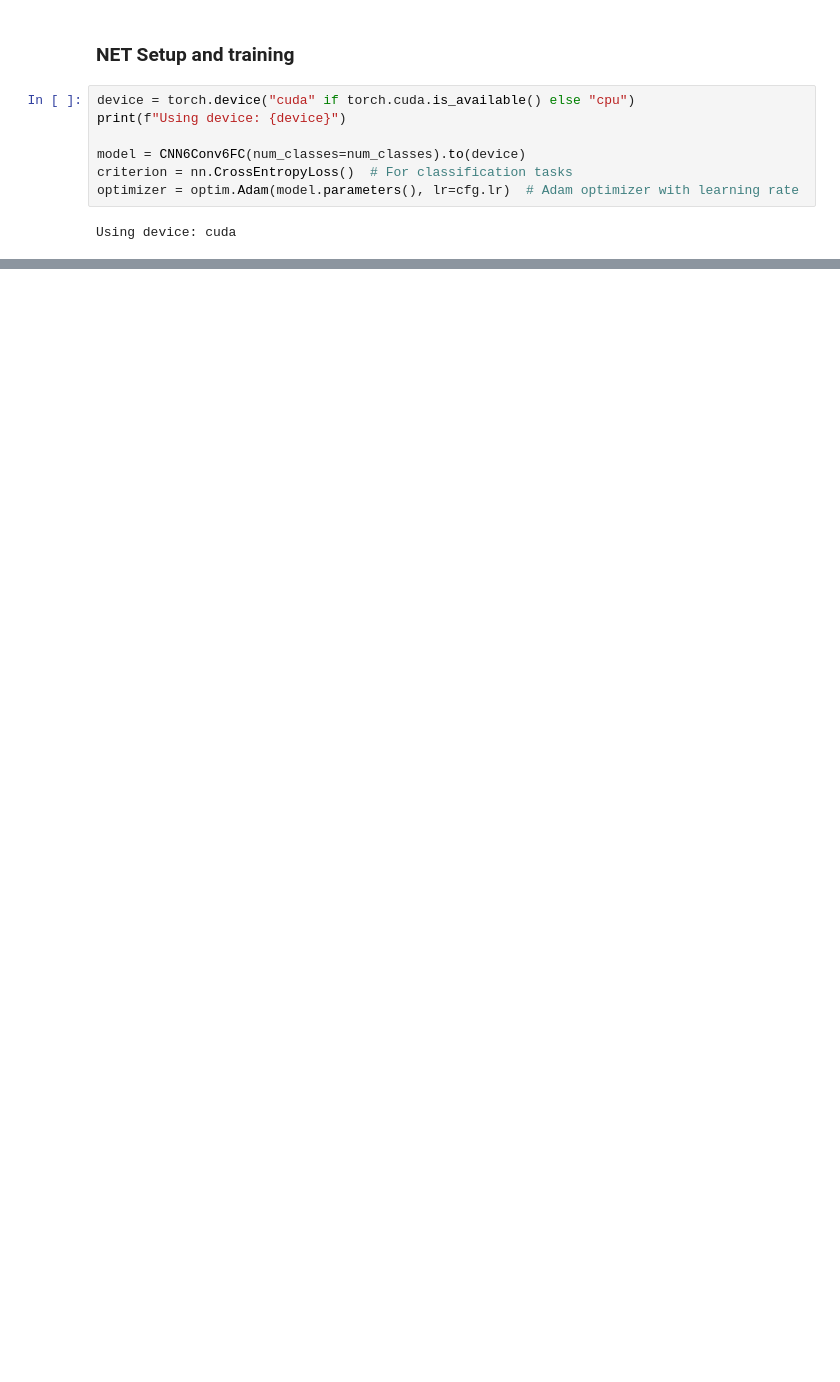
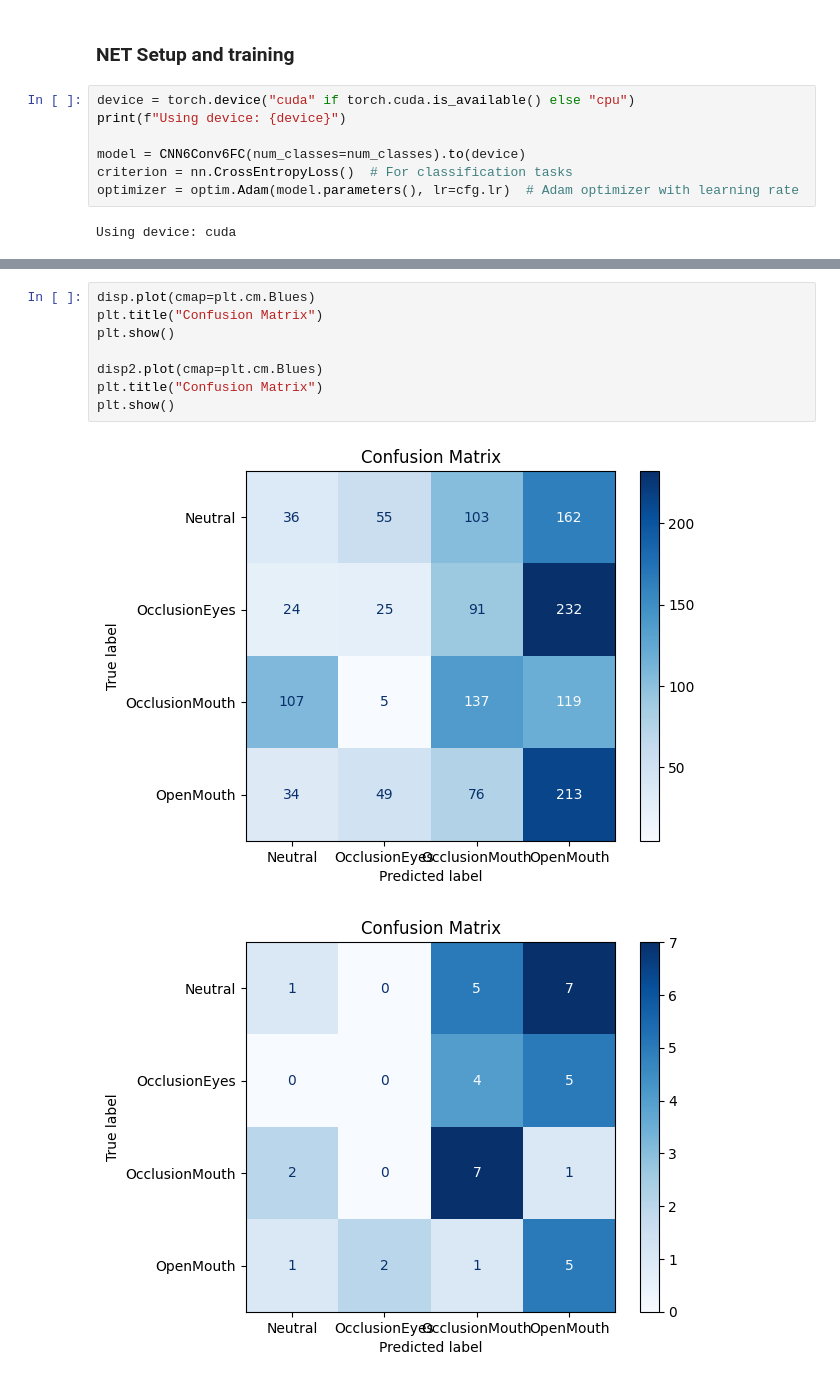
Before and after one commit to DaverSVK/HNS_Gestures_Zadanie2, a Jupyter notebook: ExpresionRek.ipynb, the cells around one changed output, grey strips where cells are left out. Saved outputs shown, nothing was run; the diff lists cells and outputs as text; blank space fills up the shorter version.

```diff
--- a/ExpresionRek.ipynb
+++ b/ExpresionRek.ipynb
@@ -338,0 +356,11 @@ Validation Accuracy: 43.40%
+# %%
+disp.plot(cmap=plt.cm.Blues)
+plt.title("Confusion Matrix")
+plt.show()
+
+disp2.plot(cmap=plt.cm.Blues)
+plt.title("Confusion Matrix")
+plt.show()
+# %% [output]
+[figure, added]
+[figure, added]
```
Also changed, not shown: parts of 8 cells of this notebook, 1 other file.
